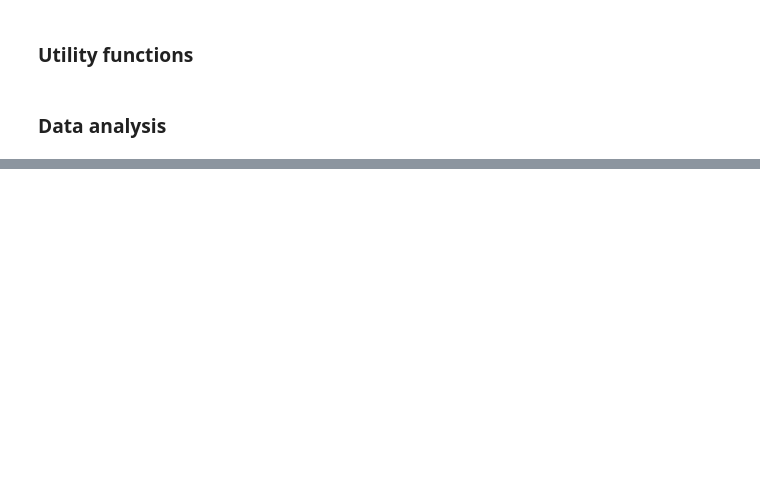
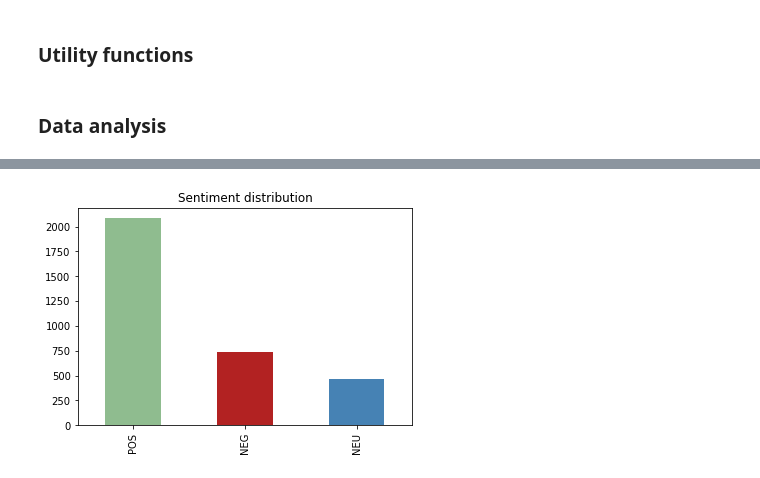
Before and after one commit to UFRJ-Lucas/ARS-ufrj-2024.1, a Jupyter notebook: ARS_reviews_analysis.ipynb, the cells around one changed output, grey strips where cells are left out. Drawn from its saved outputs; the diff is of its cells as text; code cells hidden in the pictures; blank space fills up the shorter version.

```diff
--- a/ARS_reviews_analysis.ipynb
+++ b/ARS_reviews_analysis.ipynb
@@ -45,8 +69,8 @@ games = games[games > 1000]
 reviews = df[df['app_name'].isin(games.index)]
 print(reviews.shape)
 
-# get small substet of the dataset (1%)
-reviews = reviews.sample(frac=0.01, random_state=123)
+# get small substet of the dataset (CHANGE TO 2% LATER)
+reviews = reviews.sample(frac=0.001, random_state=123)
 print(reviews.shape)
 
 # get the review texts
@@ -89,8 +98,0 @@ Hate speech: AnalyzerOutput(output=[], probas={hateful: 0.017, targeted: 0.009,
-# %%
-for text in review_texts:
-    hate_speech = hate_speech_analyzer.predict(text)
-
-    if len(hate_speech.output) > 0:
-        print(f"Text: {text}")
-        print(f"Hate speech: {hate_speech}")
-        print()
@@ -112,0 +101,14 @@ generate_wordcloud(negative_texts)
+# %%
+# create the columns for the new data
+reviews['sentiment'] = None
+reviews['hate_speech'] = None
+
+# for each row in review_texts, predict the sentiment, emotion and hate speech and store in the respective columns
+for id, row in tqdm(reviews.iterrows(), desc="Analyzing reviews", total=reviews.shape[0]):
+    text = row['review_text']
+    sentiment = sentiment_analyzer.predict(text).output
+    hate_speech = hate_speech_analyzer.predict(text).output
+
+    # set the values
+    reviews.at[id, 'sentiment'] = sentiment
+    reviews.at[id, 'hate_speech'] = hate_speech
@@ -112,0 +121,14 @@ generate_wordcloud(negative_texts)
+# %%
+COLORS = {
+          'green': '#8FBC8F',
+          'red': '#B22222',
+          'blue': '#4682B4'
+         }
+# %%
+# plot proportion of positive, negative and neutral reviews
+sentiment_counts = reviews['sentiment'].value_counts()
+sentiment_counts.plot(kind='bar', color=[COLORS['green'], COLORS['red'], COLORS['blue']])
+plt.title('Sentiment distribution')
+plt.show()
+# %% [output]
+[figure, added]
```
Also changed, not shown: parts of 20 cells of this notebook, 1 other file.
